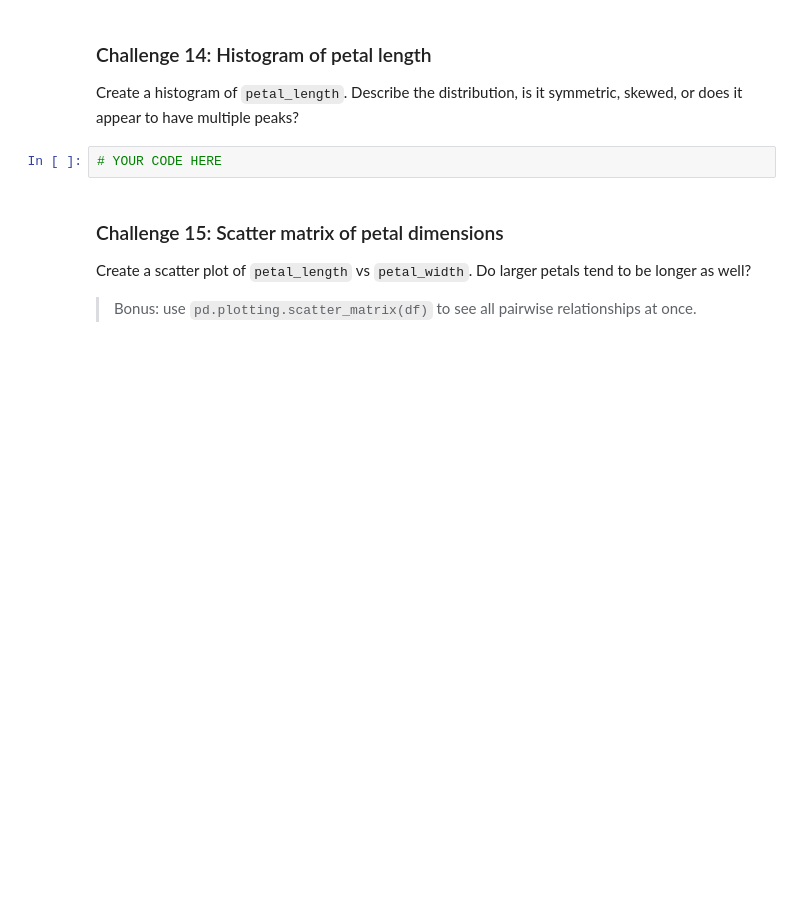
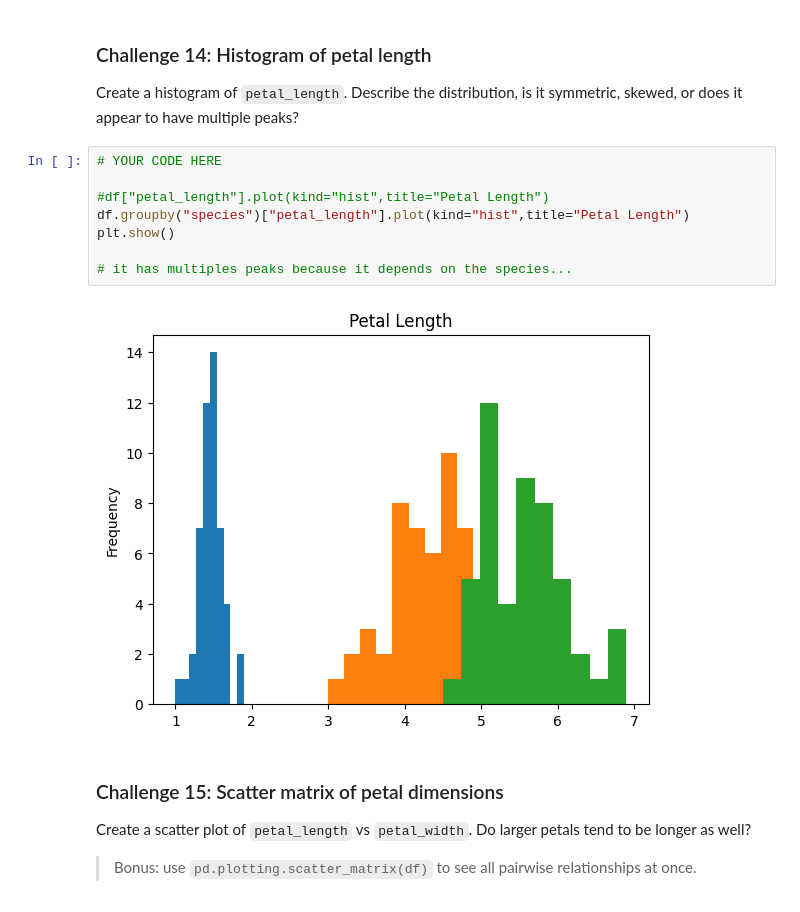
Before and after one commit to leopardb/ds-pandas-numpy, a Jupyter notebook: 1_Pandas/04_More_Pandas_Practice.ipynb, the cells around one changed output. Saved outputs shown, nothing was run; the diff lists cells and outputs as text; blank space fills up the shorter version.

```diff
--- a/1_Pandas/04_More_Pandas_Practice.ipynb
+++ b/1_Pandas/04_More_Pandas_Practice.ipynb
@@ -207,6 +196,14 @@ Create three separate DataFrames, one for each species, using the full dataset.
 Create a histogram of `petal_length`. Describe the distribution, is it symmetric, skewed, or does it appear to have multiple peaks?
 # %%
 # YOUR CODE HERE
+
+#df["petal_length"].plot(kind="hist",title="Petal Length")
+df.groupby("species")["petal_length"].plot(kind="hist",title="Petal Length")
+plt.show()
+
+# it has multiples peaks because it depends on the species...
+# %% [output]
+[figure, added]
 # %% [markdown]
 ### Challenge 15: Scatter matrix of petal dimensions
 
```
Also changed, not shown: parts of 11 cells of this notebook, 3 other files.
